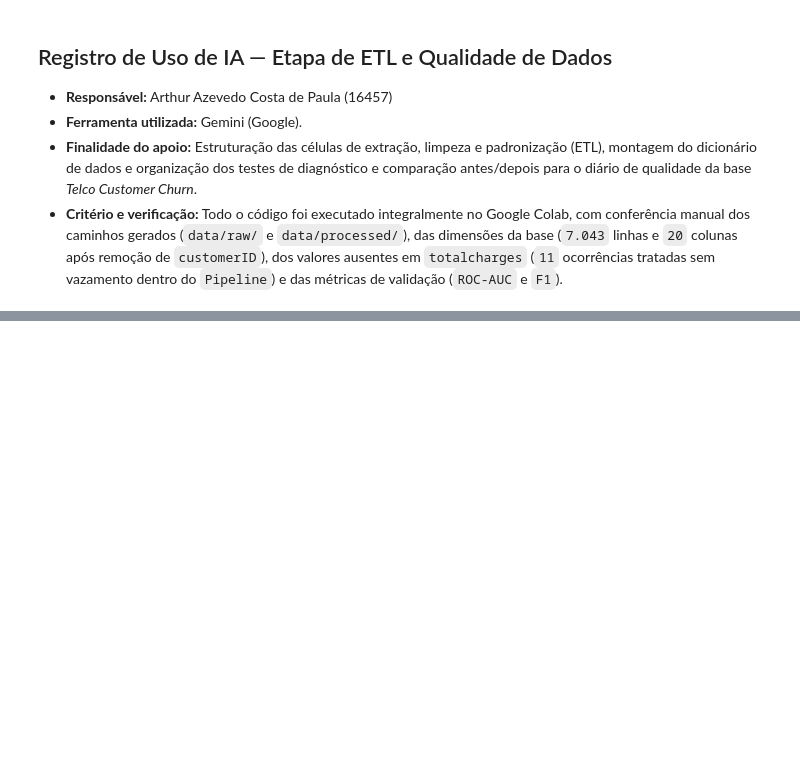
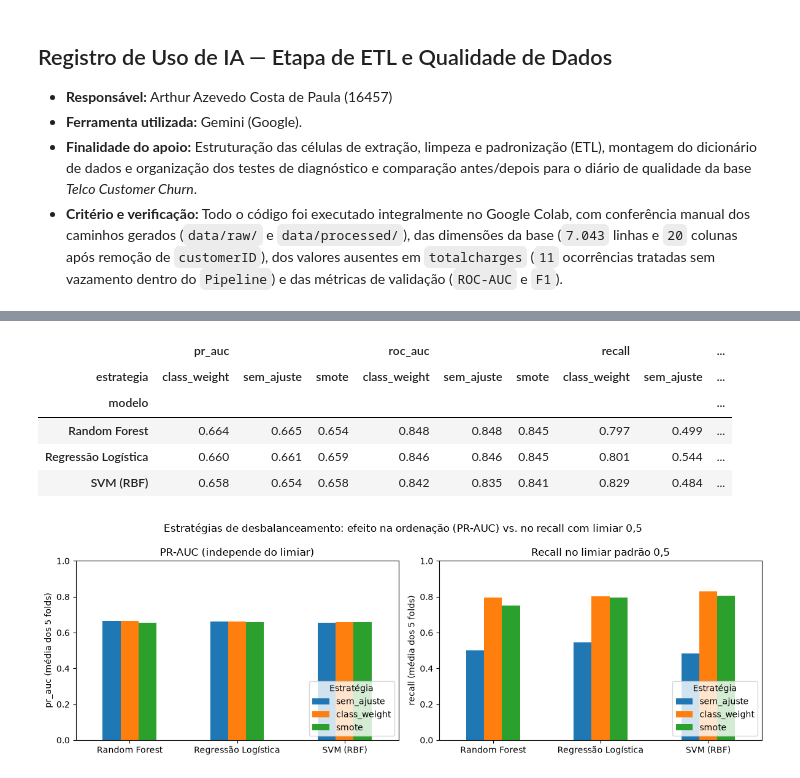
Before and after one commit to Hallason823/MachineLearning-2026.2, a Jupyter notebook: notebooks/02_classification.ipynb, the cells around one changed output, grey strips where cells are left out. Drawn from its saved outputs; the diff is of its cells as text; code cells hidden in the pictures; blank space fills up the shorter version.

```diff
--- a/notebooks/02_classification.ipynb
+++ b/notebooks/02_classification.ipynb
@@ -289,0 +646,33 @@ Diário de qualidade salvo em data/processed/diario_qualidade_telco.csv
+# %%
+# Efeito das estratégias de desbalanceamento: média nos folds, por modelo
+metricas_efeito = ["pr_auc", "roc_auc", "recall", "precision", "f1"]
+efeito = (scores_folds[scores_folds["modelo"] != "Baseline (Dummy)"]
+          .groupby(["modelo", "estrategia"])[metricas_efeito].mean()
+          .unstack("estrategia").round(3))
+display(efeito)
+
+fig, axes = plt.subplots(1, 2, figsize=(12, 4), sharey=False)
+for ax, metrica, titulo in [
+    (axes[0], "pr_auc", "PR-AUC (independe do limiar)"),
+    (axes[1], "recall", "Recall no limiar padrão 0,5"),
+]:
+    tabela = (scores_folds[scores_folds["modelo"] != "Baseline (Dummy)"]
+              .pivot_table(index="modelo", columns="estrategia", values=metrica)
+              [estrategias])
+    tabela.plot.bar(ax=ax, rot=0)
+    ax.set_title(titulo)
+    ax.set_xlabel("")
+    ax.set_ylabel(f"{metrica} (média dos 5 folds)")
+    ax.set_ylim(0, 1)
+    ax.legend(title="Estratégia", loc="lower right")
+fig.suptitle("Estratégias de desbalanceamento: efeito na ordenação (PR-AUC) vs. no recall com limiar 0,5")
+plt.tight_layout()
+plt.show()
+# %% [output]
+|  | pr_auc |  |  | roc_auc |  |  | recall |  | ... |
+| estrategia | class_weight | sem_ajuste | smote | class_weight | sem_ajuste | smote | class_weight | sem_ajuste | ... |
+| modelo |  |  |  |  |  |  |  |  | ... |
+| Random Forest | 0.664 | 0.665 | 0.654 | 0.848 | 0.848 | 0.845 | 0.797 | 0.499 | ... |
+| Regressão Logística | 0.660 | 0.661 | 0.659 | 0.846 | 0.846 | 0.845 | 0.801 | 0.544 | ... |
+| SVM (RBF) | 0.658 | 0.654 | 0.658 | 0.842 | 0.835 | 0.841 | 0.829 | 0.484 | ... |
+[figure, added]
```
Also changed, not shown: parts of 24 cells of this notebook, 6 other files.
